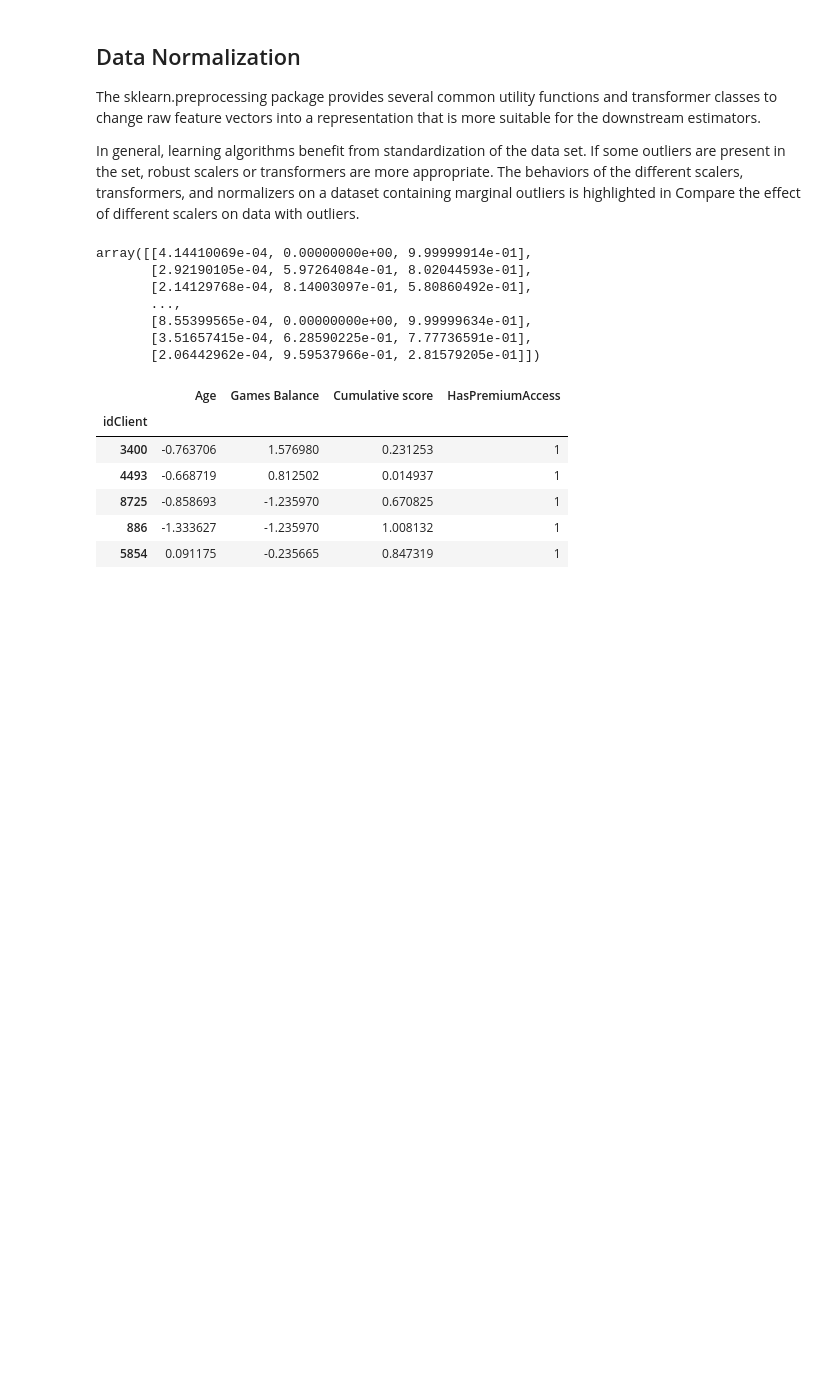
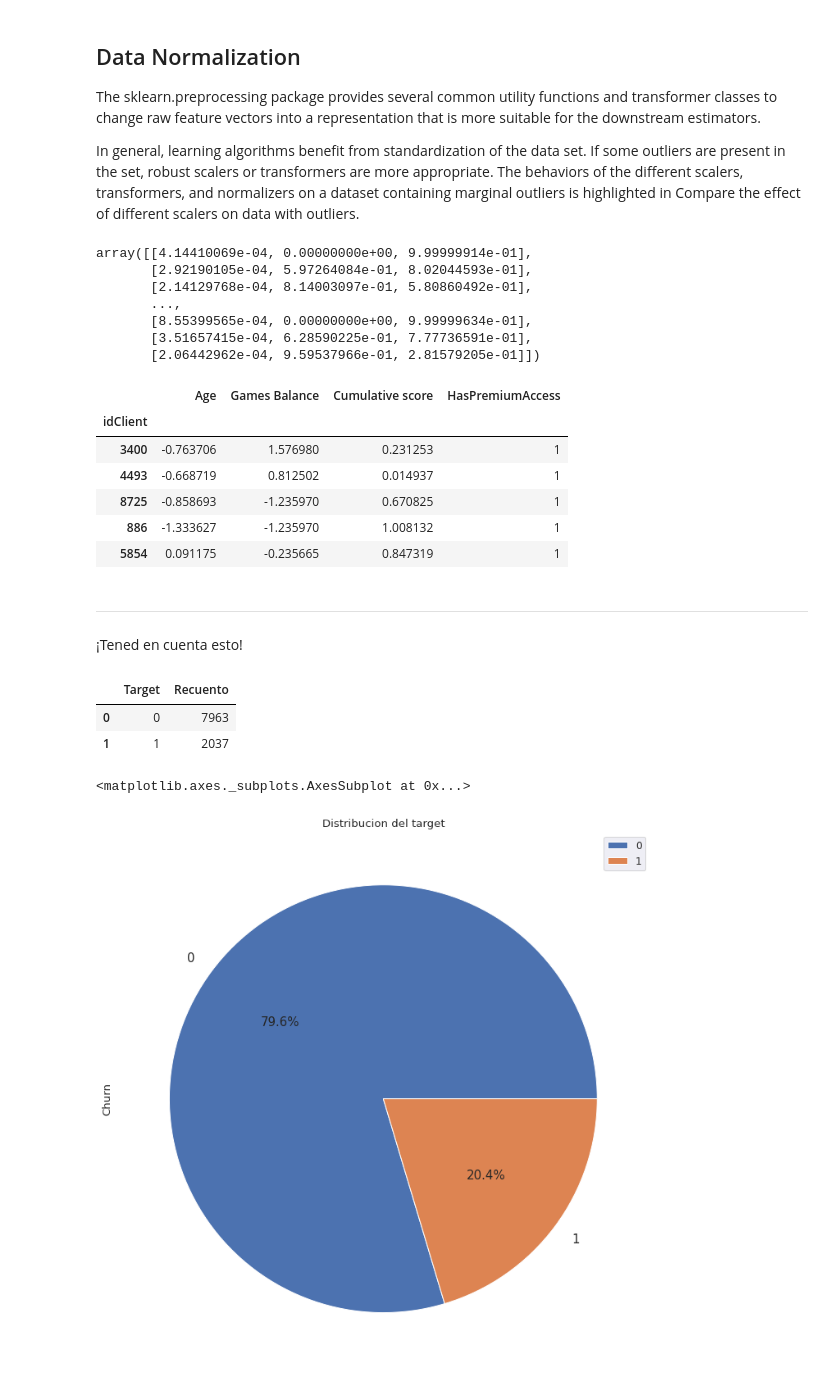
Before and after one commit to talitacardenas/The_Bridge_School_DataScience_PT, a Jupyter notebook: 99_Challenges/05_Predict_Customer_Churn/solucion_parcial_Challenge_5_Predict_Customer_Churn_v1_0.ipynb, the cells around one changed output. Drawn from its saved outputs; the diff is of its cells as text; code cells hidden in the pictures; blank space fills up the shorter version.

```diff
--- a/99_Challenges/05_Predict_Customer_Churn/solucion_parcial_Challenge_5_Predict_Customer_Churn_v1_0.ipynb
+++ b/99_Challenges/05_Predict_Customer_Churn/solucion_parcial_Challenge_5_Predict_Customer_Churn_v1_0.ipynb
@@ -1058,0 +1080,25 @@ X_train.head()
+# %% [markdown]
+***
+
+¡Tened en cuenta esto!
+# %%
+temporal = model_df['Churn'].value_counts()
+targetDF = pd.DataFrame({
+    'Target': temporal.index,
+    'Recuento': temporal.values
+})
+targetDF.head()
+# %% [output]
+|  | Target | Recuento |
+| 0 | 0 | 7963 |
+| 1 | 1 | 2037 |
+# %%
+temporal.plot.pie(figsize=(20,12),
+            title='Distribucion del target',
+            fontsize=15,
+            legend=True,
+            autopct=lambda v: "{:0.1f}%".format(v)
+)
+# %% [output]
+<matplotlib.axes._subplots.AxesSubplot at 0x...>
+[figure, added]
```
Also changed, not shown: parts of 47 cells of this notebook.
